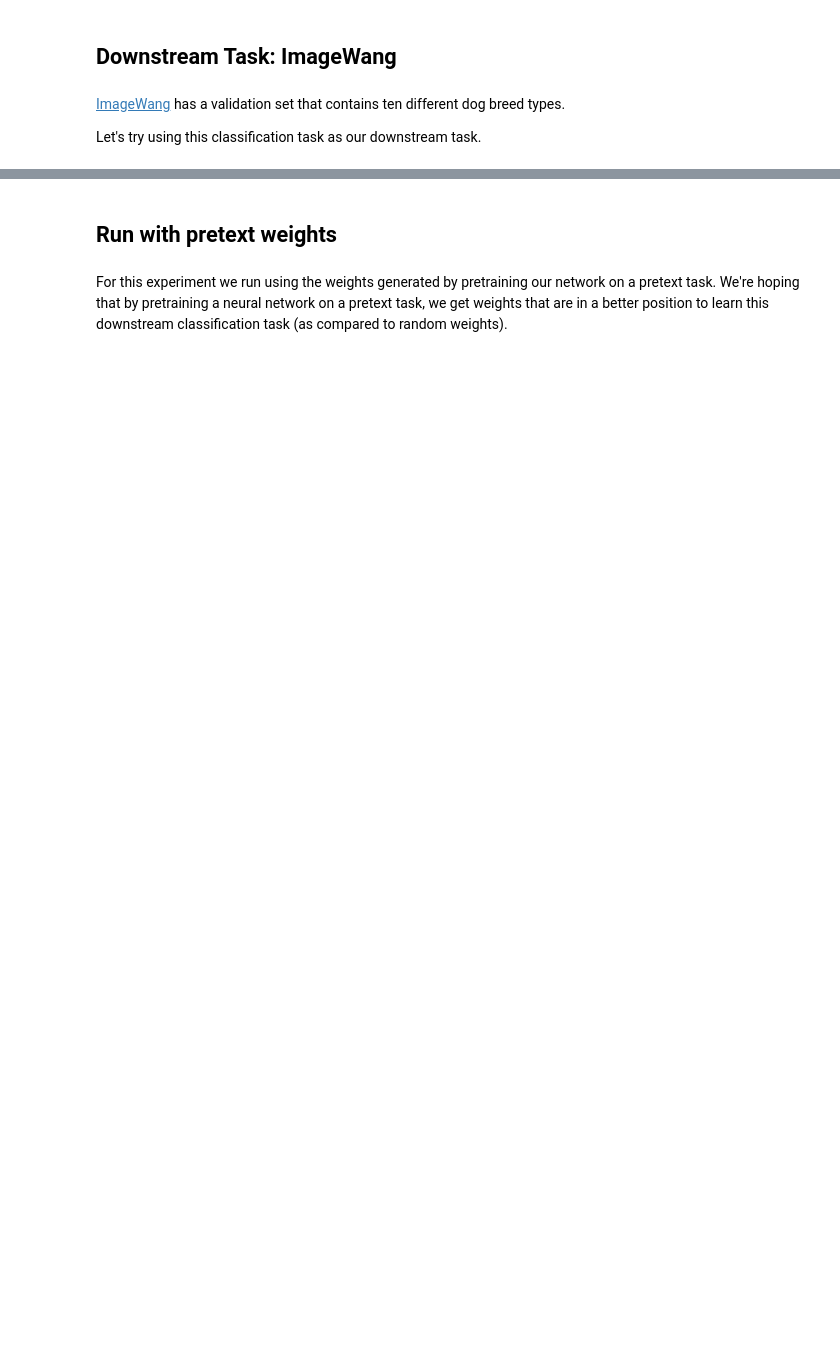
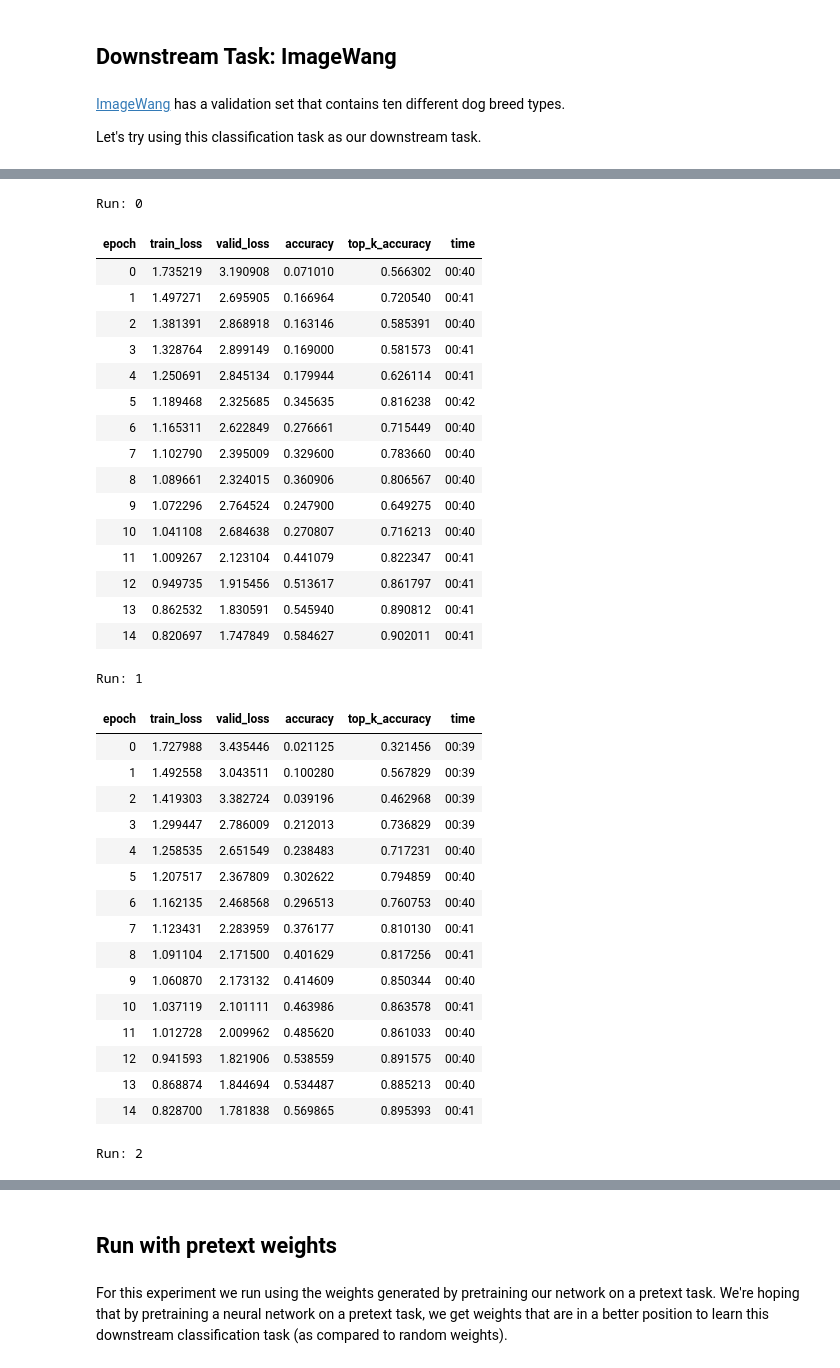
Before and after one commit to JoshVarty/SelfSupervisedLearning, a Jupyter notebook: 03_DownstreamTask_ImageWang.ipynb, the cells around one changed output, grey strips where cells are left out. Cells and saved outputs as stored; diff of their text form; code cells hidden in the pictures; blank space fills up the shorter version.

```diff
--- a/03_DownstreamTask_ImageWang.ipynb
+++ b/03_DownstreamTask_ImageWang.ipynb
@@ -81,2 +37,0 @@ learn.lr_find()
-# %%
-learn.fit_one_cycle(5, slice(10e-2))
@@ -96,3 +37,0 @@ learn.lr_find()
-# %%
-# Fine tune on this task
-learn.fit_one_cycle(10, slice(10e-4, 10e-3))
@@ -110,0 +139,48 @@ learn.fit_one_cycle(10, slice(10e-4, 10e-3))
+# %%
+for run in range(runs):
+        print(f'Run: {run}')
+        learn = Learner(dbunch, m(c_out=20, act_cls=act_fn, sa=sa, sym=sym, pool=pool), opt_func=opt_func, \
+                metrics=[accuracy,top_k_accuracy], loss_func=LabelSmoothingCrossEntropy())
+        if dump: print(learn.model); exit()
+        if fp16: learn = learn.to_fp16()
+        cbs = MixUp(mixup) if mixup else []
+        #n_gpu = torch.cuda.device_count()
+        #if gpu is None and n_gpu: learn.to_parallel()
+        if num_distrib()>1: learn.to_distributed(gpu) # Requires `-m fastai.launch`
+        learn.fit_flat_cos(epochs, lr, wd=1e-2, cbs=cbs)
+# %% [output]
+Run: 0
+| epoch | train_loss | valid_loss | accuracy | top_k_accuracy | time |
+| 0 | 1.735219 | 3.190908 | 0.071010 | 0.566302 | 00:40 |
+| 1 | 1.497271 | 2.695905 | 0.166964 | 0.720540 | 00:41 |
+| 2 | 1.381391 | 2.868918 | 0.163146 | 0.585391 | 00:40 |
+| 3 | 1.328764 | 2.899149 | 0.169000 | 0.581573 | 00:41 |
+| 4 | 1.250691 | 2.845134 | 0.179944 | 0.626114 | 00:41 |
+| 5 | 1.189468 | 2.325685 | 0.345635 | 0.816238 | 00:42 |
+| 6 | 1.165311 | 2.622849 | 0.276661 | 0.715449 | 00:40 |
+| 7 | 1.102790 | 2.395009 | 0.329600 | 0.783660 | 00:40 |
+| 8 | 1.089661 | 2.324015 | 0.360906 | 0.806567 | 00:40 |
+| 9 | 1.072296 | 2.764524 | 0.247900 | 0.649275 | 00:40 |
+| 10 | 1.041108 | 2.684638 | 0.270807 | 0.716213 | 00:40 |
+| 11 | 1.009267 | 2.123104 | 0.441079 | 0.822347 | 00:41 |
+| 12 | 0.949735 | 1.915456 | 0.513617 | 0.861797 | 00:41 |
+| 13 | 0.862532 | 1.830591 | 0.545940 | 0.890812 | 00:41 |
+| 14 | 0.820697 | 1.747849 | 0.584627 | 0.902011 | 00:41 |
+Run: 1
+| epoch | train_loss | valid_loss | accuracy | top_k_accuracy | time |
+| 0 | 1.727988 | 3.435446 | 0.021125 | 0.321456 | 00:39 |
+| 1 | 1.492558 | 3.043511 | 0.100280 | 0.567829 | 00:39 |
+| 2 | 1.419303 | 3.382724 | 0.039196 | 0.462968 | 00:39 |
+| 3 | 1.299447 | 2.786009 | 0.212013 | 0.736829 | 00:39 |
+| 4 | 1.258535 | 2.651549 | 0.238483 | 0.717231 | 00:40 |
+| 5 | 1.207517 | 2.367809 | 0.302622 | 0.794859 | 00:40 |
+| 6 | 1.162135 | 2.468568 | 0.296513 | 0.760753 | 00:40 |
+| 7 | 1.123431 | 2.283959 | 0.376177 | 0.810130 | 00:41 |
+| 8 | 1.091104 | 2.171500 | 0.401629 | 0.817256 | 00:41 |
+| 9 | 1.060870 | 2.173132 | 0.414609 | 0.850344 | 00:40 |
+| 10 | 1.037119 | 2.101111 | 0.463986 | 0.863578 | 00:41 |
+| 11 | 1.012728 | 2.009962 | 0.485620 | 0.861033 | 00:40 |
+| 12 | 0.941593 | 1.821906 | 0.538559 | 0.891575 | 00:40 |
+| 13 | 0.868874 | 1.844694 | 0.534487 | 0.885213 | 00:40 |
+| 14 | 0.828700 | 1.781838 | 0.569865 | 0.895393 | 00:41 |
+Run: 2
```
Also changed, not shown: parts of 29 cells of this notebook.
